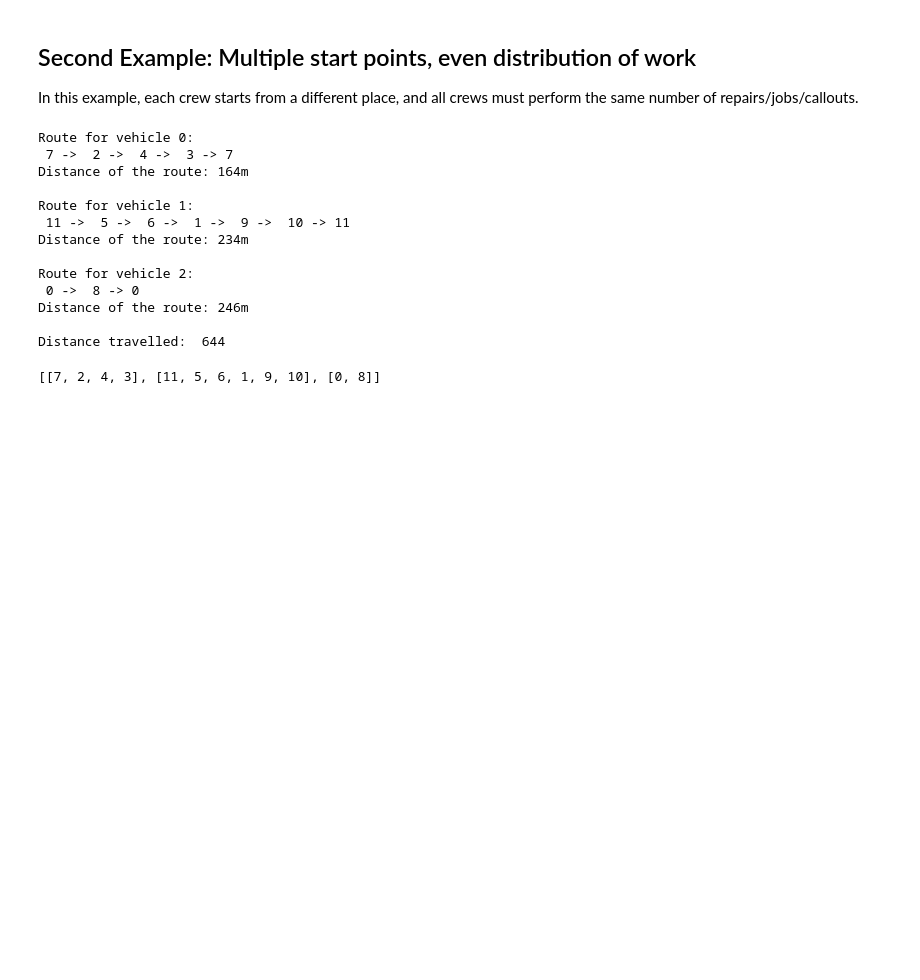
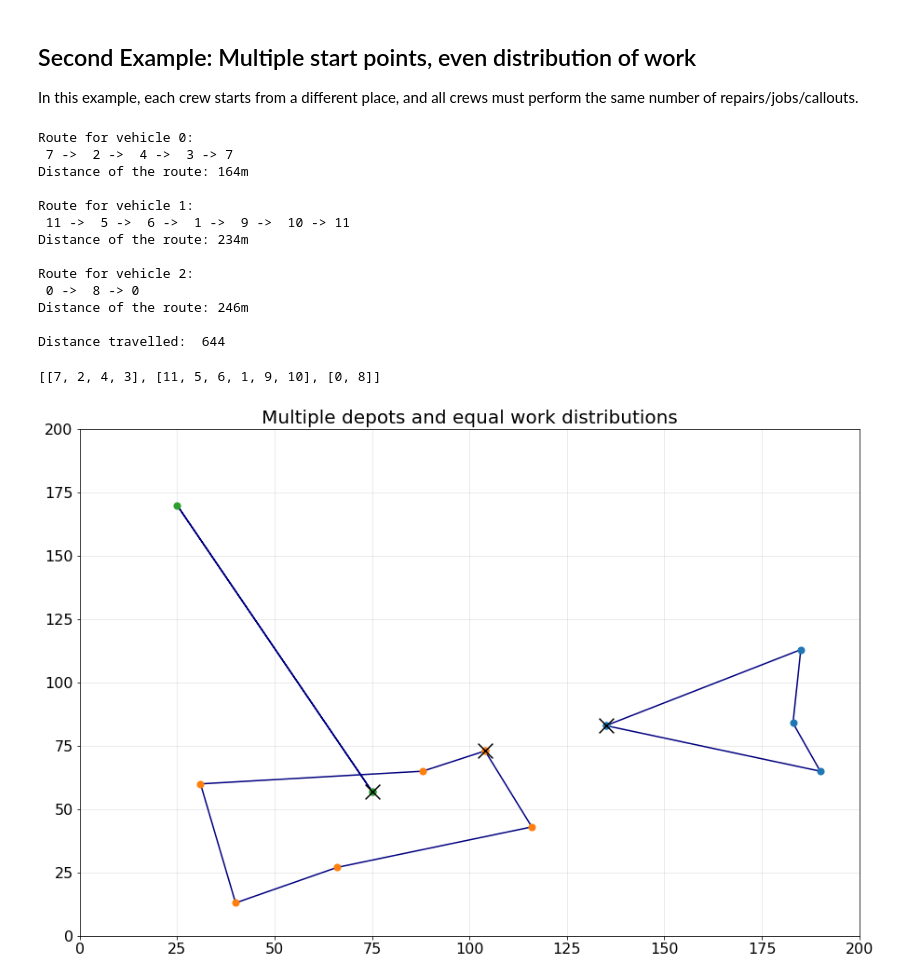
Before and after one commit to cillianbissett/mvrp_demo, a Jupyter notebook: Demo Notebook.ipynb, the cells around one changed output. Cells and saved outputs as stored; diff of their text form; code cells hidden in the pictures; blank space fills up the shorter version.

Commit message:
Multi depot solver built and plotted

```diff
--- a/Demo Notebook.ipynb
+++ b/Demo Notebook.ipynb
@@ -122,3 +122,8 @@ Distance of the route: 246m
 
 Distance travelled:  644
 [[7, 2, 4, 3], [11, 5, 6, 1, 9, 10], [0, 8]]
+# %%
+multi_depot_routes_data = fetch_route_detail(multi_depot_routes, call_locations)
+plot_routes(multi_depot_routes_data, 'Multiple depots and equal work distributions')
+# %% [output]
+[figure, added]
```
